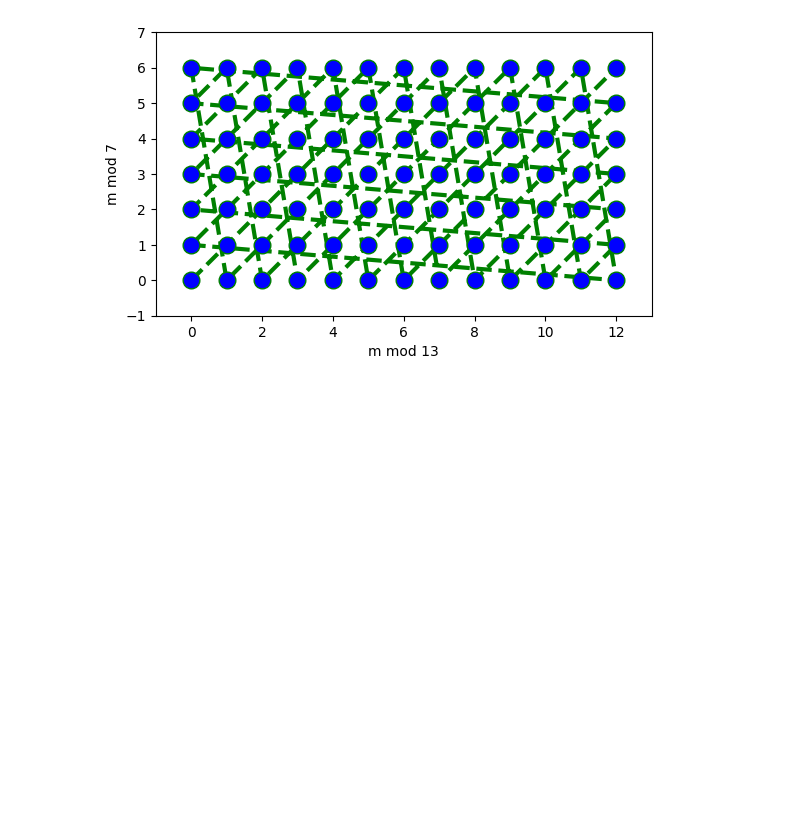
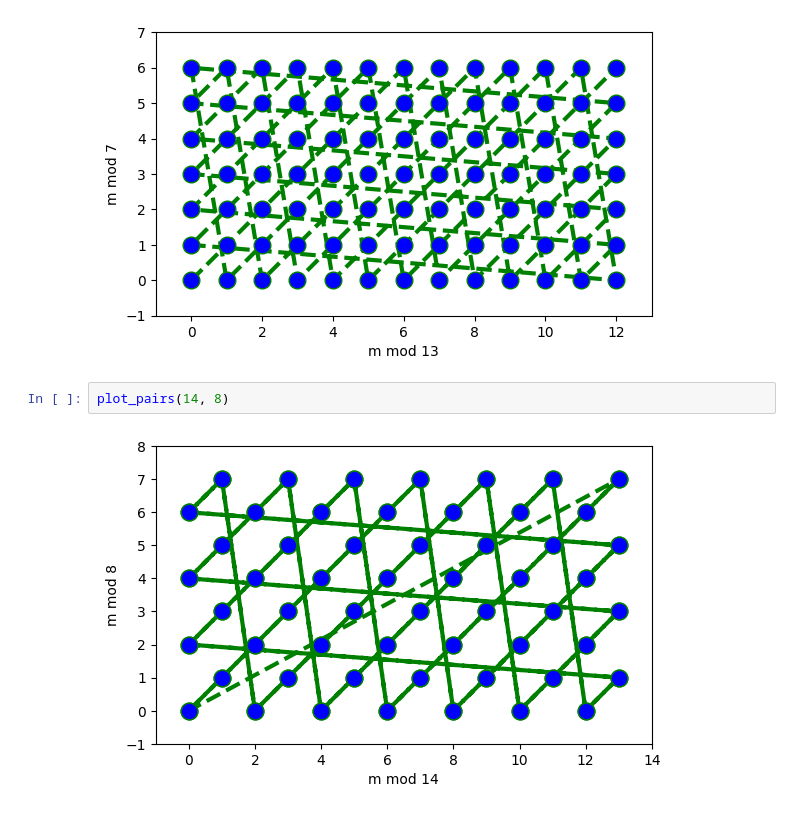
Before and after one commit to jelaiw/number-theory-class, a Jupyter notebook: crt.ipynb, the cells around one changed output. Drawn from its saved outputs; the diff is of its cells as text; blank space fills up the shorter version.

Commit message:
Add remaining example plots from this reading.

```diff
--- a/crt.ipynb
+++ b/crt.ipynb
@@ -25,3 +25,7 @@ plot_pairs(10, 5)
 plot_pairs(13, 7)
 # %% [output]
 [figure]
+# %%
+plot_pairs(14, 8)
+# %% [output]
+[figure, added]
```
Also changed, not shown: 2 other files.
